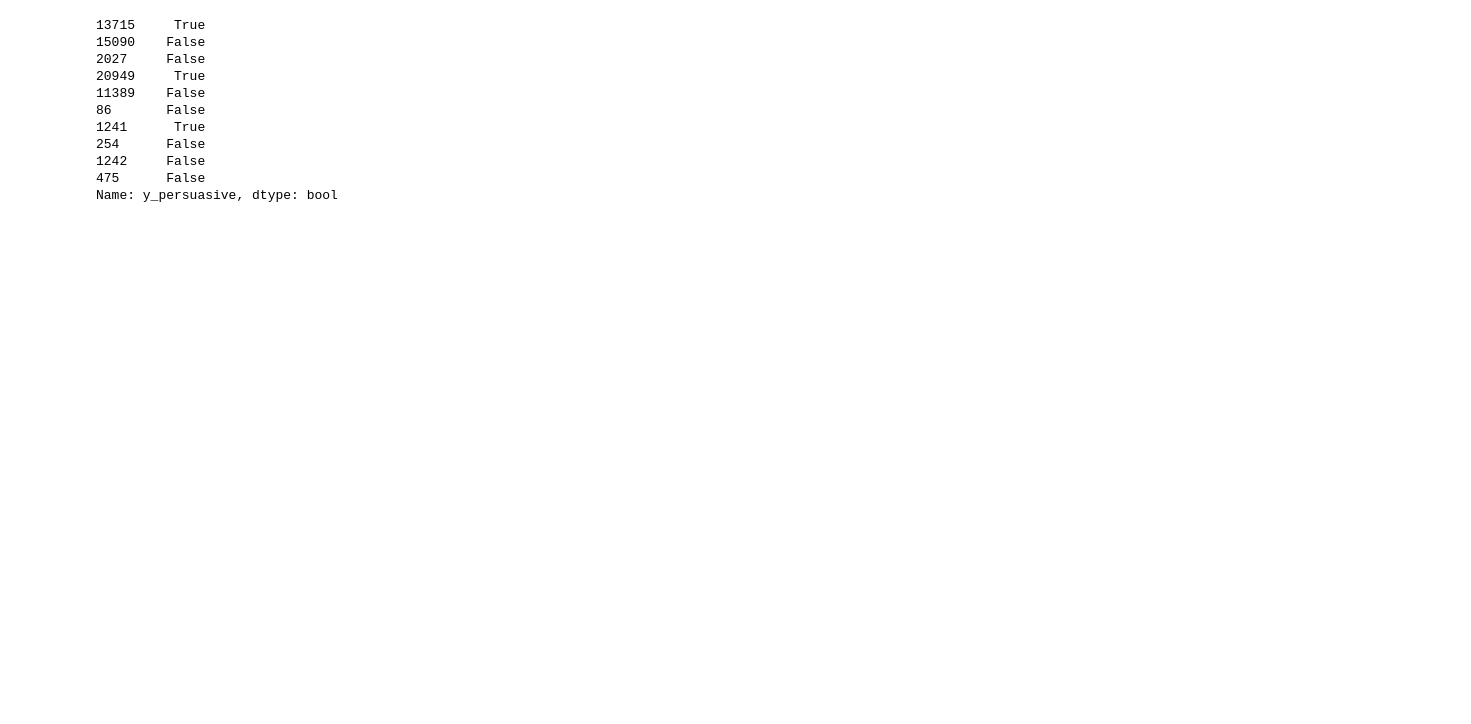
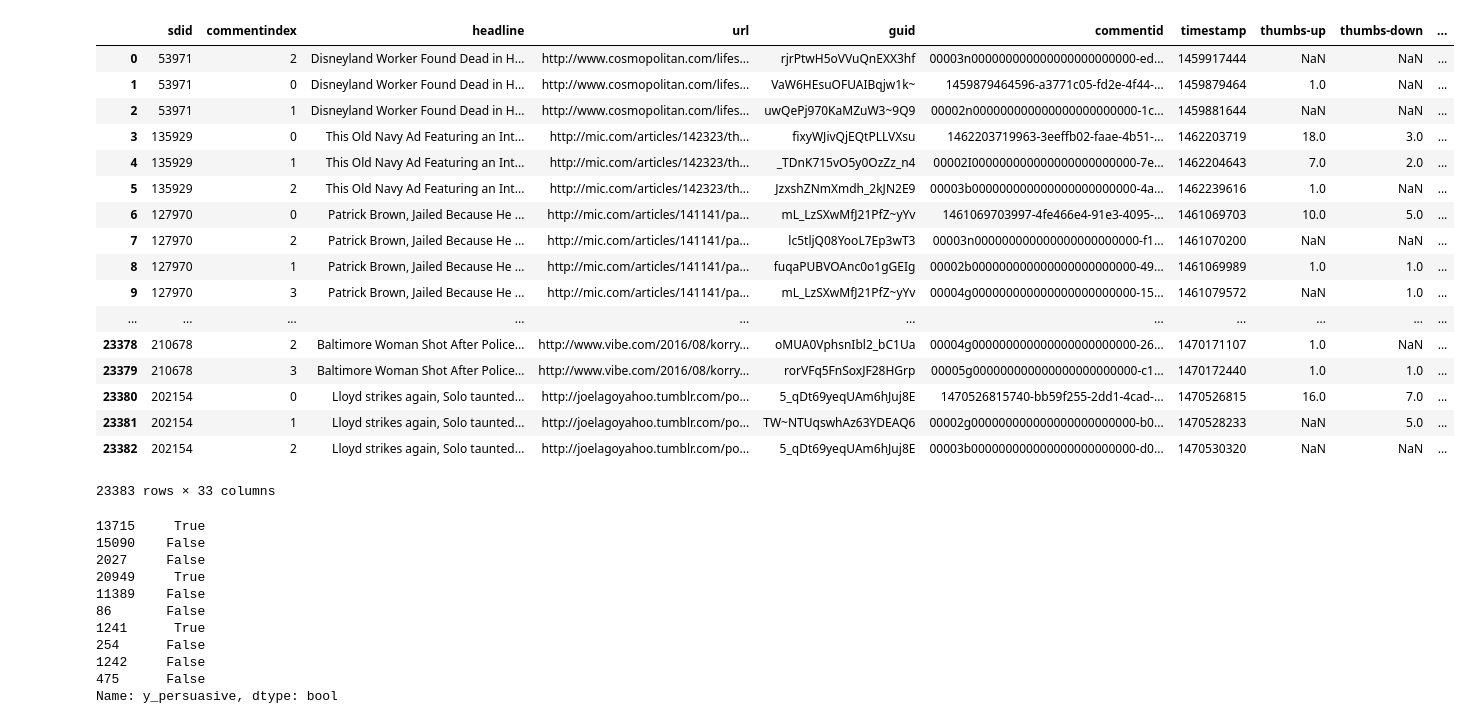
Before and after one commit to CarlAmbroselli/Popularity_Predictor, a Jupyter notebook: preprocessing/dataset_ynacc.ipynb, the cells around one changed output. Drawn from its saved outputs; the diff is of its cells as text; code cells hidden in the pictures; blank space fills up the shorter version.

```diff
--- a/preprocessing/dataset_ynacc.ipynb
+++ b/preprocessing/dataset_ynacc.ipynb
@@ -1,6 +1,27 @@
 # %%
 import numpy as np
 import pandas as pd
+# %%
+data
+# %% [output]
+|  | sdid | commentindex | headline | url | guid | commentid | timestamp | thumbs-up | thumbs-down | ... |
+| 0 | 53971 | 2 | Disneyland Worker Found Dead in H... | http://www.cosmopolitan.com/lifes... | rjrPtwH5oVVuQnEXX3hf | 00003n000000000000000000000000-ed... | 1459917444 | NaN | NaN | ... |
+| 1 | 53971 | 0 | Disneyland Worker Found Dead in H... | http://www.cosmopolitan.com/lifes... | VaW6HEsuOFUAIBqjw1k~ | 1459879464596-a3771c05-fd2e-4f44-... | 1459879464 | 1.0 | NaN | ... |
+| 2 | 53971 | 1 | Disneyland Worker Found Dead in H... | http://www.cosmopolitan.com/lifes... | uwQePj970KaMZuW3~9Q9 | 00002n000000000000000000000000-1c... | 1459881644 | NaN | NaN | ... |
+| 3 | 135929 | 0 | This Old Navy Ad Featuring an Int... | http://mic.com/articles/142323/th... | fixyWJivQjEQtPLLVXsu | 1462203719963-3eeffb02-faae-4b51-... | 1462203719 | 18.0 | 3.0 | ... |
+| 4 | 135929 | 1 | This Old Navy Ad Featuring an Int... | http://mic.com/articles/142323/th... | _TDnK715vO5y0OzZz_n4 | 00002I000000000000000000000000-7e... | 1462204643 | 7.0 | 2.0 | ... |
+| 5 | 135929 | 2 | This Old Navy Ad Featuring an Int... | http://mic.com/articles/142323/th... | JzxshZNmXmdh_2kJN2E9 | 00003b000000000000000000000000-4a... | 1462239616 | 1.0 | NaN | ... |
+| 6 | 127970 | 0 | Patrick Brown, Jailed Because He ... | http://mic.com/articles/141141/pa... | mL_LzSXwMfJ21PfZ~yYv | 1461069703997-4fe466e4-91e3-4095-... | 1461069703 | 10.0 | 5.0 | ... |
+| 7 | 127970 | 2 | Patrick Brown, Jailed Because He ... | http://mic.com/articles/141141/pa... | lc5tljQ08YooL7Ep3wT3 | 00003n000000000000000000000000-f1... | 1461070200 | NaN | NaN | ... |
+| 8 | 127970 | 1 | Patrick Brown, Jailed Because He ... | http://mic.com/articles/141141/pa... | fuqaPUBVOAnc0o1gGEIg | 00002b000000000000000000000000-49... | 1461069989 | 1.0 | 1.0 | ... |
+| 9 | 127970 | 3 | Patrick Brown, Jailed Because He ... | http://mic.com/articles/141141/pa... | mL_LzSXwMfJ21PfZ~yYv | 00004g000000000000000000000000-15... | 1461079572 | NaN | 1.0 | ... |
+| ... | ... | ... | ... | ... | ... | ... | ... | ... | ... | ... |
+| 23378 | 210678 | 2 | Baltimore Woman Shot After Police... | http://www.vibe.com/2016/08/korry... | oMUA0VphsnIbl2_bC1Ua | 00004g000000000000000000000000-26... | 1470171107 | 1.0 | NaN | ... |
+| 23379 | 210678 | 3 | Baltimore Woman Shot After Police... | http://www.vibe.com/2016/08/korry... | rorVFq5FnSoxJF28HGrp | 00005g000000000000000000000000-c1... | 1470172440 | 1.0 | 1.0 | ... |
+| 23380 | 202154 | 0 | Lloyd strikes again, Solo taunted... | http://joelagoyahoo.tumblr.com/po... | 5_qDt69yeqUAm6hJuj8E | 1470526815740-bb59f255-2dd1-4cad-... | 1470526815 | 16.0 | 7.0 | ... |
+| 23381 | 202154 | 1 | Lloyd strikes again, Solo taunted... | http://joelagoyahoo.tumblr.com/po... | TW~NTUqswhAz63YDEAQ6 | 00002g000000000000000000000000-b0... | 1470528233 | NaN | 5.0 | ... |
+| 23382 | 202154 | 2 | Lloyd strikes again, Solo taunted... | http://joelagoyahoo.tumblr.com/po... | 5_qDt69yeqUAm6hJuj8E | 00003b000000000000000000000000-d0... | 1470530320 | NaN | NaN | ... |
+23383 rows × 33 columns
 # %%
 data = pd.read_csv('../data/raw/ydata-ynacc-v1_0_expert_annotations.tsv', sep='\t')
 # %%
```
Also changed, not shown: 6 other files.
